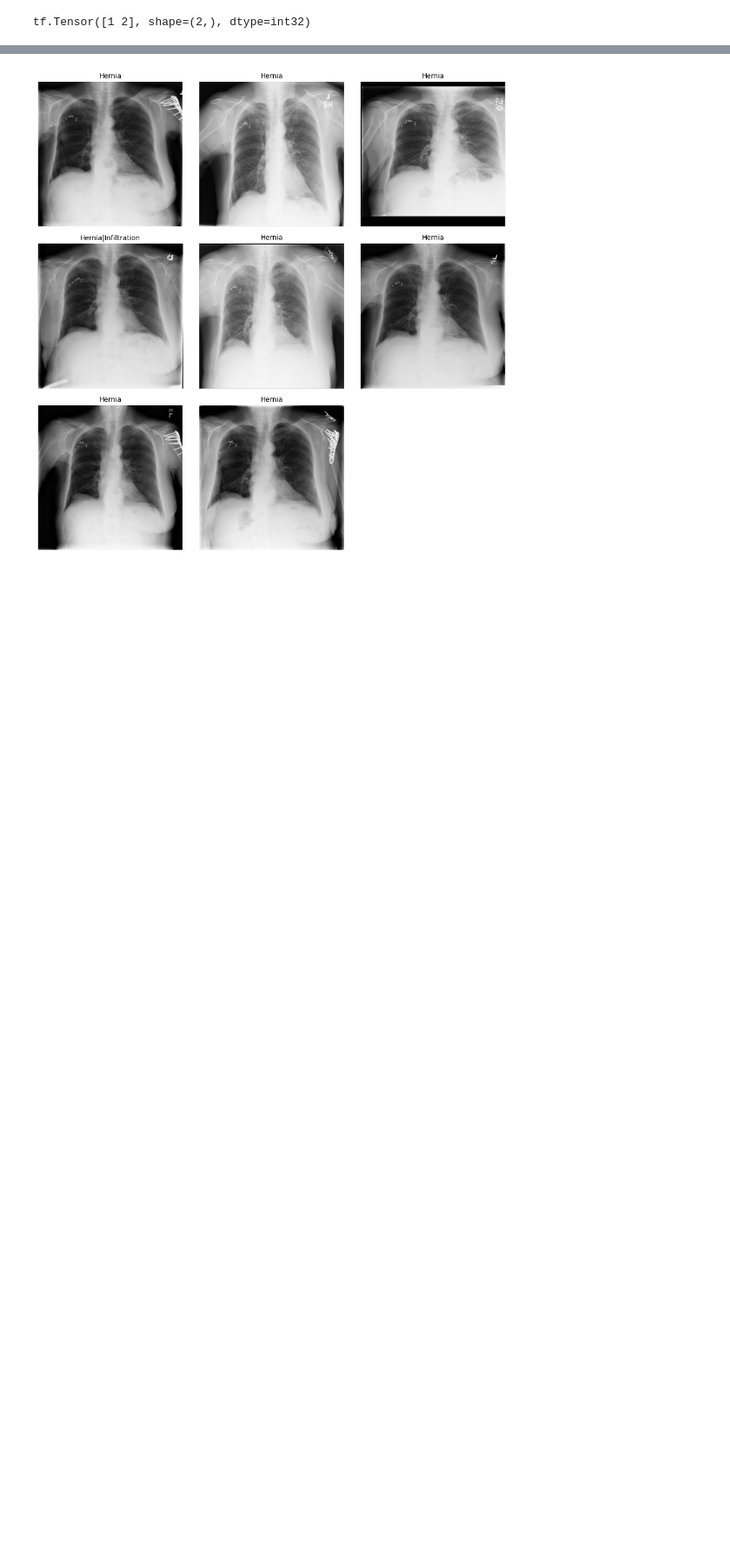
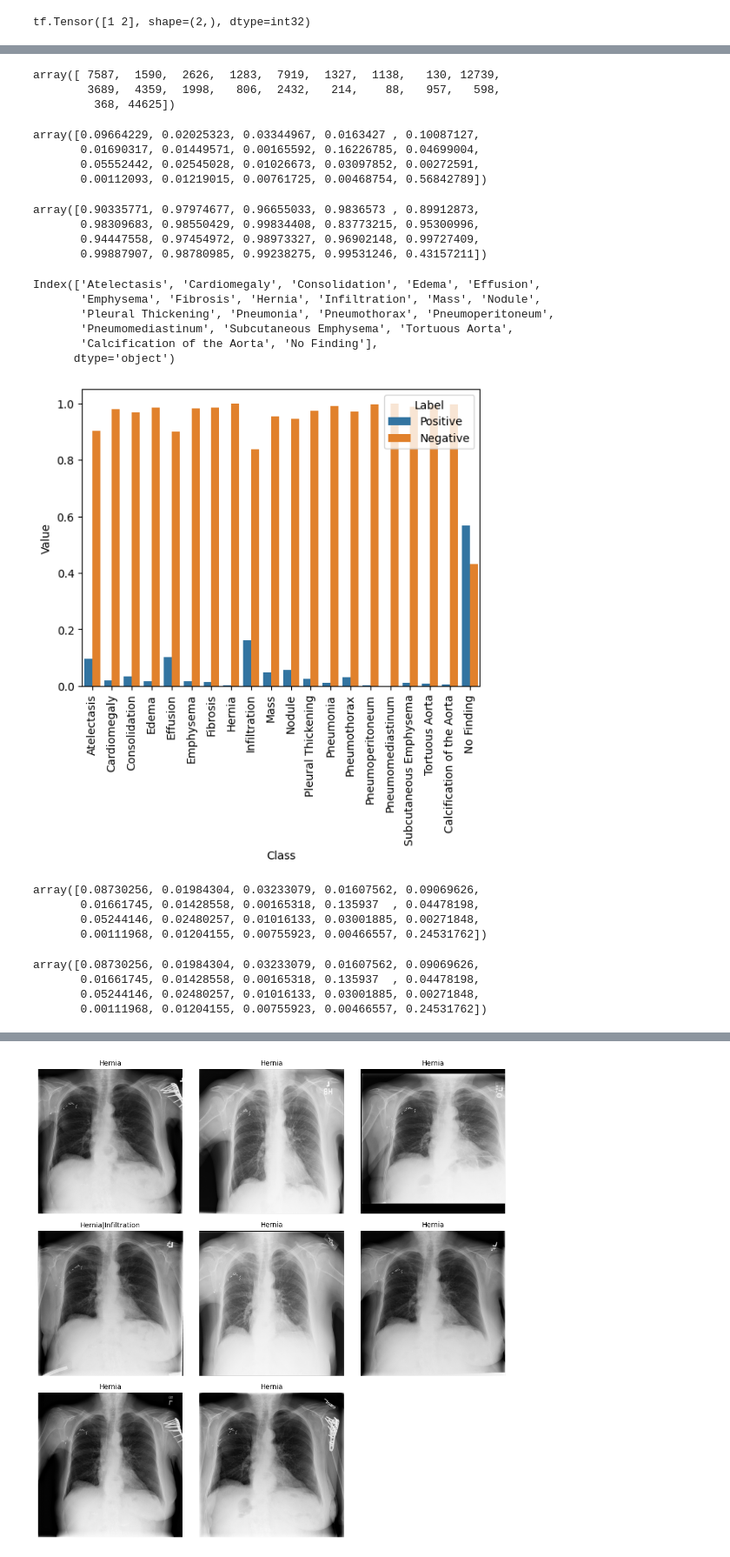
Before and after one commit to gulfairus/lung_cancer, a Jupyter notebook: notebooks/eda.ipynb, the cells around one changed output, grey strips where cells are left out. Shown at 87% size. Cells and saved outputs as stored; diff of their text form; code cells hidden in the pictures; blank space fills up the shorter version.

```diff
--- a/notebooks/eda.ipynb
+++ b/notebooks/eda.ipynb
@@ -223,0 +189,40 @@ The class Calcification of the Aorta has 368 samples
+# %%
+label_counts = np.sum(labels, axis=0)
+label_counts
+# %% [output]
+array([ 7587,  1590,  2626,  1283,  7919,  1327,  1138,   130, 12739,
+        3689,  4359,  1998,   806,  2432,   214,    88,   957,   598,
+         368, 44625])
+# %%
+TF_pos = label_counts / len(labels)
+TF_pos
+# %% [output]
+array([0.09664229, 0.02025323, 0.03344967, 0.0163427 , 0.10087127,
+       0.01690317, 0.01449571, 0.00165592, 0.16226785, 0.04699004,
+       0.05552442, 0.02545028, 0.01026673, 0.03097852, 0.00272591,
+       0.00112093, 0.01219015, 0.00761725, 0.00468754, 0.56842789])
+# %%
+TF_neg = 1 - TF_pos
+TF_neg
+# %% [output]
+array([0.90335771, 0.97974677, 0.96655033, 0.9836573 , 0.89912873,
+       0.98309683, 0.98550429, 0.99834408, 0.83773215, 0.95300996,
+       0.94447558, 0.97454972, 0.98973327, 0.96902148, 0.99727409,
+       0.99887907, 0.98780985, 0.99238275, 0.99531246, 0.43157211])
+# %%
+columns = class_counts.keys()
+columns
+# %% [output]
+Index(['Atelectasis', 'Cardiomegaly', 'Consolidation', 'Edema', 'Effusion',
+       'Emphysema', 'Fibrosis', 'Hernia', 'Infiltration', 'Mass', 'Nodule',
+       'Pleural Thickening', 'Pneumonia', 'Pneumothorax', 'Pneumoperitoneum',
+       'Pneumomediastinum', 'Subcutaneous Emphysema', 'Tortuous Aorta',
+       'Calcification of the Aorta', 'No Finding'],
+      dtype='object')
+# %%
+data = pd.DataFrame({"Class": columns, "Label": "Positive", "Value": TF_pos})
+data = data.append([{"Class": columns[l], "Label": "Negative", "Value": v} for l,v in enumerate(TF_neg)], ignore_index=True)
+plt.xticks(rotation=90)
+f = sns.barplot(x="Class", y="Value", hue="Label" ,data=data)
+# %% [output]
+[figure, added]
@@ -223,0 +234,14 @@ The class Calcification of the Aorta has 368 samples
+# %%
+pos_contribution
+# %% [output]
+array([0.08730256, 0.01984304, 0.03233079, 0.01607562, 0.09069626,
+       0.01661745, 0.01428558, 0.00165318, 0.135937  , 0.04478198,
+       0.05244146, 0.02480257, 0.01016133, 0.03001885, 0.00271848,
+       0.00111968, 0.01204155, 0.00755923, 0.00466557, 0.24531762])
+# %%
+neg_contribution
+# %% [output]
+array([0.08730256, 0.01984304, 0.03233079, 0.01607562, 0.09069626,
+       0.01661745, 0.01428558, 0.00165318, 0.135937  , 0.04478198,
+       0.05244146, 0.02480257, 0.01016133, 0.03001885, 0.00271848,
+       0.00111968, 0.01204155, 0.00755923, 0.00466557, 0.24531762])
```
Also changed, not shown: parts of 28 cells of this notebook, 18 other files.
